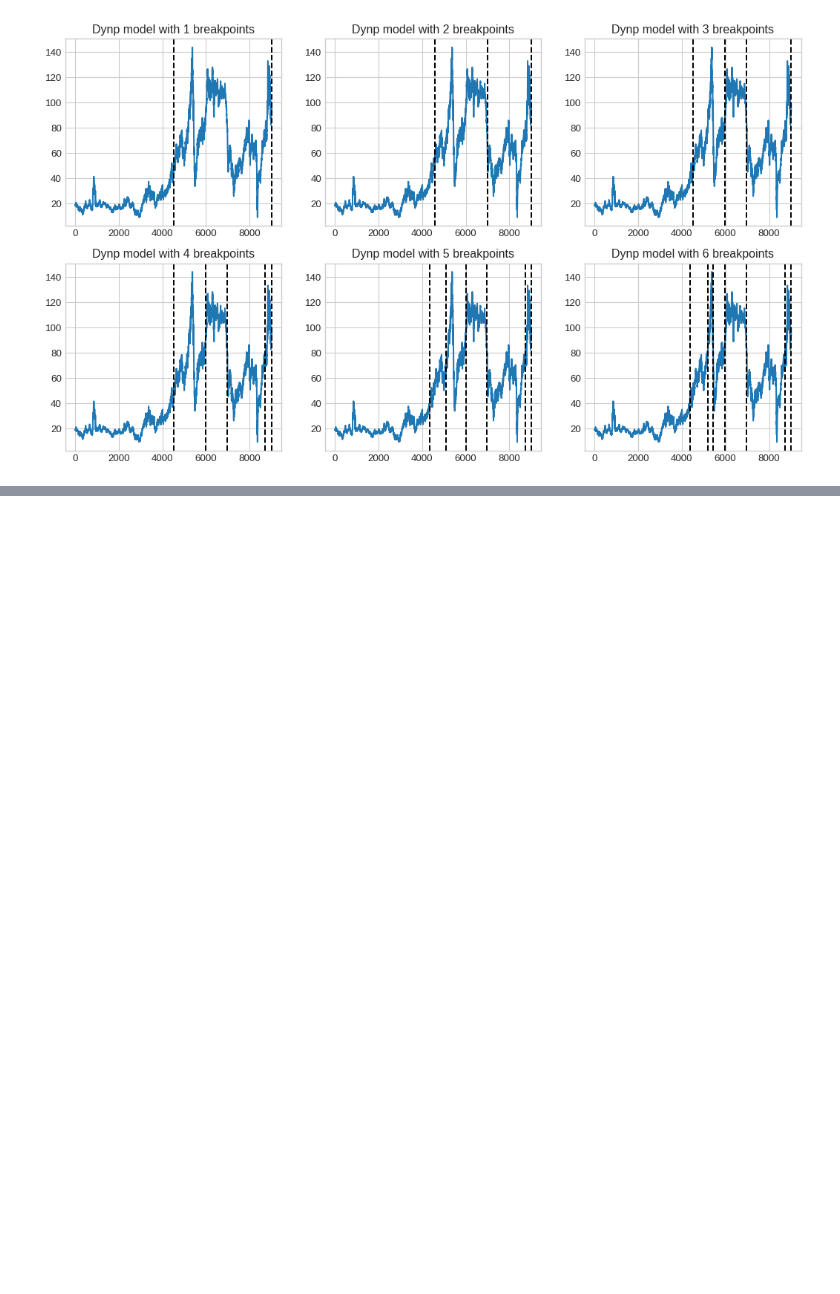
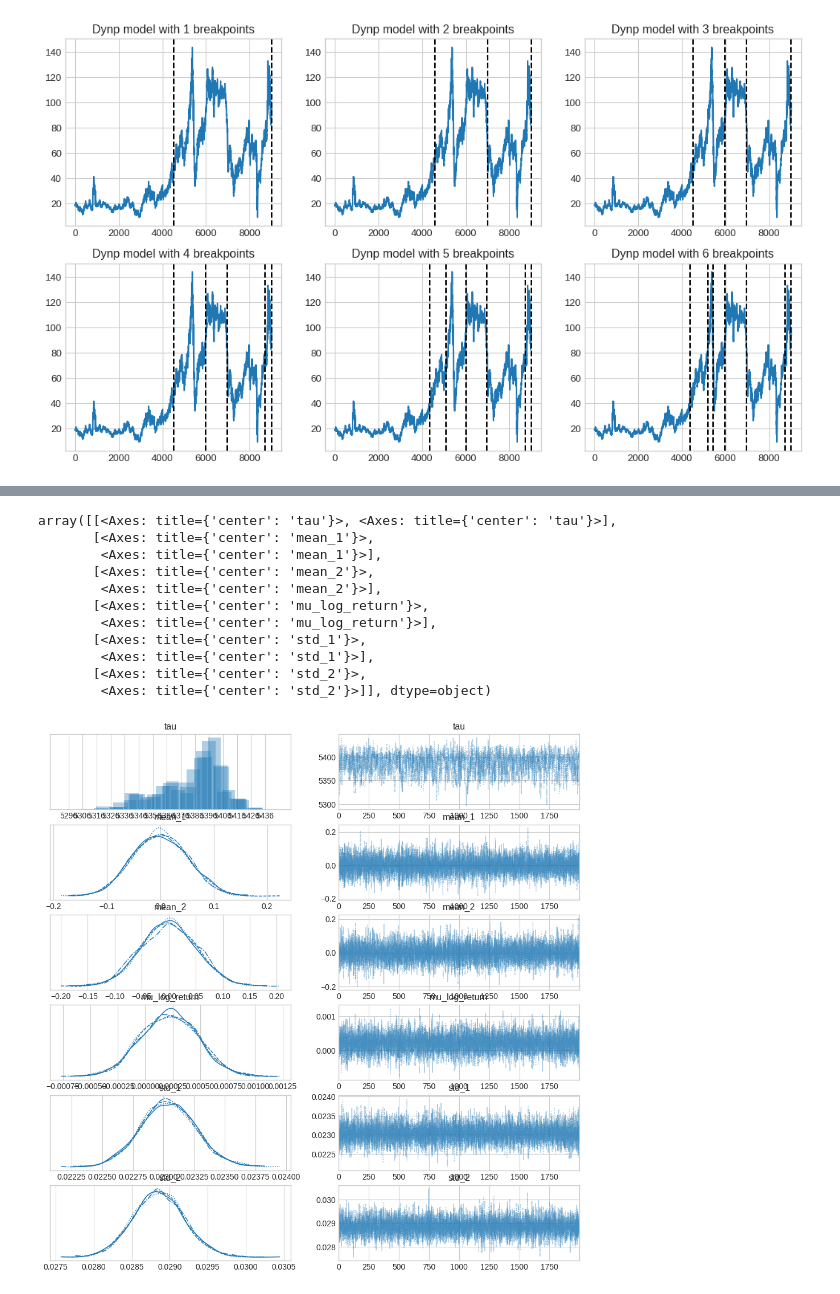
Before and after one commit to mikek1337/statistical-modelling-of-time-series-data-week-10, a Jupyter notebook: notebooks/inital.ipynb, the cells around one changed output, grey strips where cells are left out. Drawn from its saved outputs; the diff is of its cells as text; code cells hidden in the pictures; blank space fills up the shorter version.

Commit message:
chore: created change point and api to retrive model data

```diff
--- a/notebooks/inital.ipynb
+++ b/notebooks/inital.ipynb
@@ -76,6 +77,7 @@ look-up table. The actual p-value is smaller than the p-value returned.
 True
 # %%
 log_return_price = gas_timeseries['Log_Return'].dropna()
+log_return = log_return_price.values
 # %%
 import ruptures as rpt
 
@@ -110,0 +122,21 @@ plt.show()
+# %%
+
+tau = get_switchpt(log_return_price)
+# %%
+import pytensor.tensor as tt
+import pymc as pm
+with pm.Model() as pmModel:
+    tau = pm.DiscreteUniform('tau', lower=0, upper=len(log_return_price)-1)
+    time_index = np.arange(len(log_return_price))
+    #before and after
+    mean_1 = pm.Normal('mean_1', mu=log_return.mean(), sigma=log_return.std() * 2)
+    mean_2 = pm.Normal('mean_2', mu=log_return.mean(), sigma=log_return.std() * 2)
+    std_1 = pm.HalfNormal('std_1', sigma=log_return.std())
+    std_2 = pm.HalfNormal('std_2', sigma=log_return.std())
+    mean = pm.math.switch(time_index < tau, mean_1, mean_2)
+    std = pm.math.switch(time_index < tau, std_1, std_2)
+    mu_log_return = pm.Normal('mu_log_return', mu=0, sigma=0.01)
+    observation = pm.Normal("observation", mu=mu_log_return, sigma=std, observed=log_return_price)
+    print("\nStarting PyMC sampling for Bayesian Volatility Change Point Detection...")
+    trace_volatility = pm.sample(draws=2000, tune=1000, chains=4, random_seed=42, return_inferencedata=True, cores=1)
+    print("PyMC Sampling Complete.")
@@ -110,0 +165,16 @@ plt.show()
+# %%
+
+pm.plot_trace(trace_volatility)
+# %% [output]
+array([[<Axes: title={'center': 'tau'}>, <Axes: title={'center': 'tau'}>],
+       [<Axes: title={'center': 'mean_1'}>,
+        <Axes: title={'center': 'mean_1'}>],
+       [<Axes: title={'center': 'mean_2'}>,
+        <Axes: title={'center': 'mean_2'}>],
+       [<Axes: title={'center': 'mu_log_return'}>,
+        <Axes: title={'center': 'mu_log_return'}>],
+       [<Axes: title={'center': 'std_1'}>,
+        <Axes: title={'center': 'std_1'}>],
+       [<Axes: title={'center': 'std_2'}>,
+        <Axes: title={'center': 'std_2'}>]], dtype=object)
+[figure, added]
```
Also changed, not shown: parts of 13 cells of this notebook, 23 other files.
